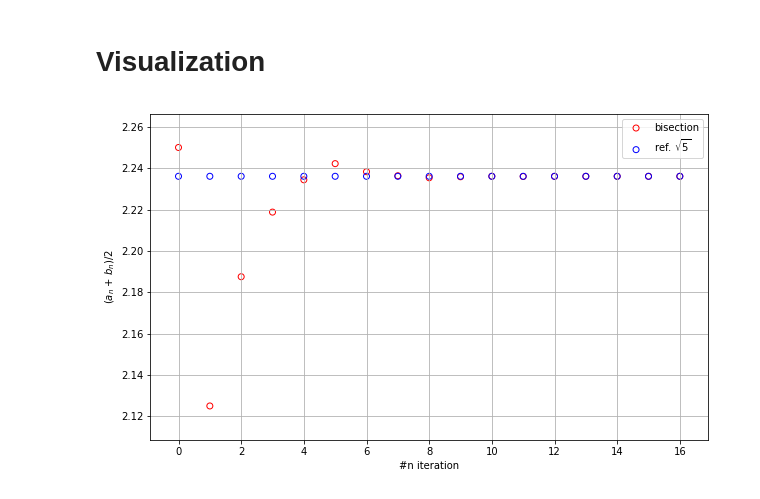
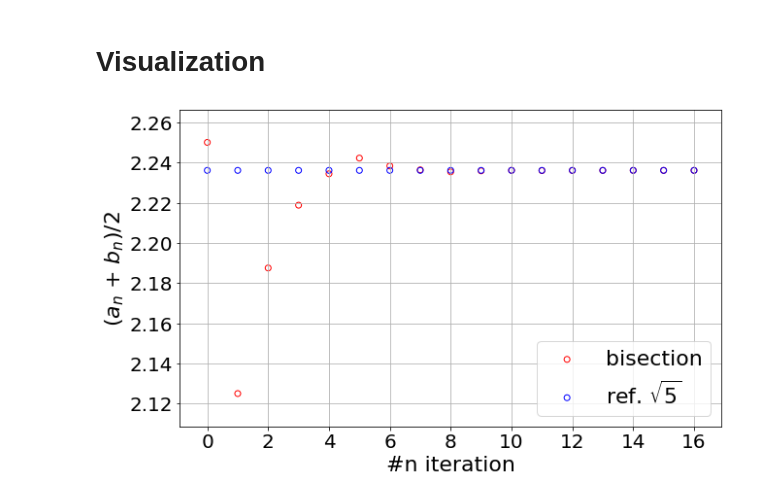
Before and after one commit to theofil/CompPhysics, a Jupyter notebook: examples/bisection.ipynb, the cells around one changed output. Cells and saved outputs as stored; diff of their text form; code cells hidden in the pictures.

```diff
--- a/examples/bisection.ipynb
+++ b/examples/bisection.ipynb
@@ -81,16 +81,18 @@ b_n list =  [2.5, 2.25, 2.25, 2.25, 2.25, 2.25, 2.2421875, 2.23828125, 2.2363281
  # Visualization
 # %%
 import matplotlib.pyplot as plt                          # google search for 'matplotlib'
+plt.rc('font', size=22)
+
 x_n= [ii for ii in range(len(b_n))]                      # google search for 'python list comprehension', 'python range', 'python len'
 m_n = [a_n[ii] + 0.5*(b_n[ii] - a_n[ii]) for ii in x_n]  # calculate midpoints for each iteration
 ref_n  = [5**0.5 for ii in x_n]                          # holds for all iterations the 'reference' value of √5
 fig, ax = plt.subplots(figsize=(10, 6))
 ax.scatter(x_n , m_n,  label = 'bisection', facecolors='none', edgecolors='r' )
 ax.scatter(x_n , ref_n, label = 'ref. $\sqrt{5}$', facecolors='none', edgecolors='b' )
 plt.ylabel('($a_n$ + $b_n$)/2')
 plt.xlabel('#n iteration')
 ax.legend()
 ax.grid(True)
 plt.show()
 # %% [output]
-[figure, old version]
+[figure, new version]
```
Also changed, not shown: parts of 1 cell of this notebook.
